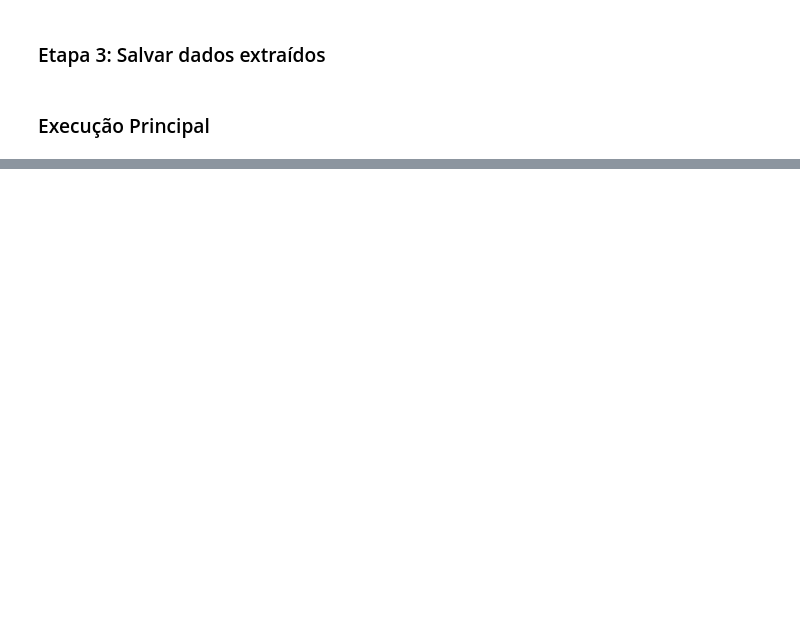
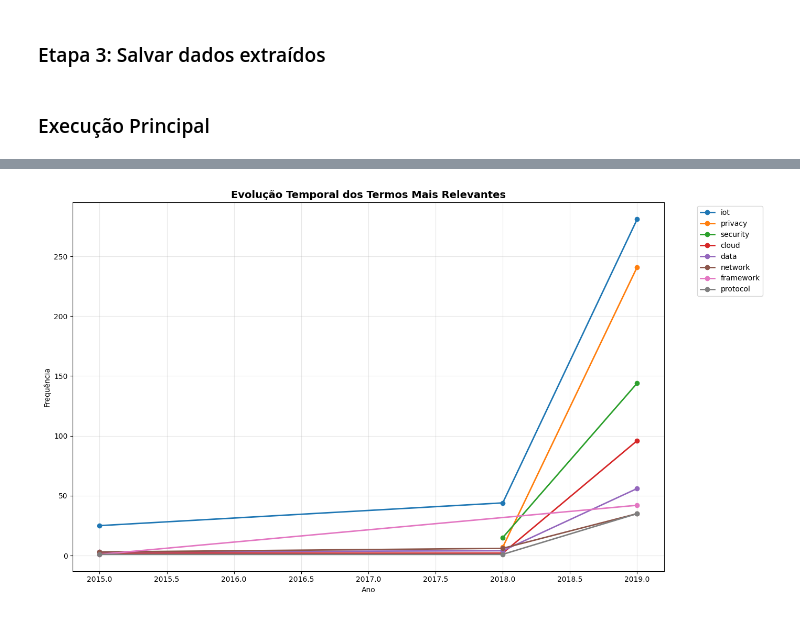
Before and after one commit to GustavoGNZ/trabalho2-ia, a Jupyter notebook: main.ipynb, the cells around one changed output, grey strips where cells are left out. Cells and saved outputs as stored; diff of their text form; code cells hidden in the pictures; blank space fills up the shorter version.

```diff
--- a/main.ipynb
+++ b/main.ipynb
@@ -241,0 +669,79 @@ etapa3_salvar_dados(infos)
+# %%
+def analisar_evolucao_temporal(artigos):
+    # Filtrar artigos que têm ano definido
+    artigos_com_ano = [artigo for artigo in artigos if artigo.ano]
+
+    if not artigos_com_ano:
+        print("Nenhum artigo com ano definido encontrado.")
+        return
+
+    # Agrupar artigos por ano
+    artigos_por_ano = defaultdict(list)
+    for artigo in artigos_com_ano:
+        artigos_por_ano[artigo.ano].append(artigo)
+
+    # Calcular termos mais frequentes por ano
+    termos_por_ano = {}
+    for ano, artigos_do_ano in artigos_por_ano.items():
+        termos_ano = Counter()
+        for artigo in artigos_do_ano:
+            termos_ano.update(artigo.unigramas)
+        termos_por_ano[ano] = termos_ano
+
+    # Selecionar termos interessantes para acompanhar
+    termos_interesse = ['security', 'privacy', 'iot', 'blockchain', 'machine', 'learning',
+                       'artificial', 'intelligence', 'cloud', 'edge', 'data', 'network',
+                       'authentication', 'encryption', 'protocol', 'algorithm', 'framework']
+
+    # Criar DataFrame para visualização
+    dados_evolucao = []
+    anos_ordenados = sorted(termos_por_ano.keys())
+
+    for termo in termos_interesse:
+        for ano in anos_ordenados:
+            freq = termos_por_ano[ano].get(termo, 0)
+            if freq > 0:  # Só incluir se o termo aparecer
+                dados_evolucao.append({
+                    'Ano': ano,
+                    'Termo': termo,
+                    'Frequência': freq
+                })
+
+    if not dados_evolucao:
+        print("Nenhum termo de interesse encontrado nos artigos.")
+        return
+
+    df_evolucao = pd.DataFrame(dados_evolucao)
+
+    # Gráfico de linha mostrando evolução temporal
+    plt.figure(figsize=(14, 8))
+
+    # Selecionar apenas os termos mais frequentes para visualização
+    termos_mais_frequentes = df_evolucao.groupby('Termo')['Frequência'].sum().nlargest(8).index
+    df_filtrado = df_evolucao[df_evolucao['Termo'].isin(termos_mais_frequentes)]
+
+    for termo in termos_mais_frequentes:
+        dados_termo = df_filtrado[df_filtrado['Termo'] == termo]
+        plt.plot(dados_termo['Ano'], dados_termo['Frequência'],
+                marker='o', label=termo, linewidth=2)
+
+    plt.xlabel('Ano')
+    plt.ylabel('Frequência')
+    plt.title('Evolução Temporal dos Termos Mais Relevantes', fontsize=14, fontweight='bold')
+    plt.legend(bbox_to_anchor=(1.05, 1), loc='upper left')
+    plt.grid(True, alpha=0.3)
+    plt.tight_layout()
+    plt.show()
+
+    # Mostrar estatísticas por ano
+    print("\nEstatísticas por ano:")
+    for ano in anos_ordenados:
+        num_artigos = len(artigos_por_ano[ano])
+        top_termos = termos_por_ano[ano].most_common(5)
+        print(f"\n{ano} ({num_artigos} artigos):")
+        for termo, freq in top_termos:
+            print(f"  {termo}: {freq}")
+
+analisar_evolucao_temporal(artigos)
+# %% [output]
+[figure, added]
```
Also changed, not shown: parts of 23 cells of this notebook.
